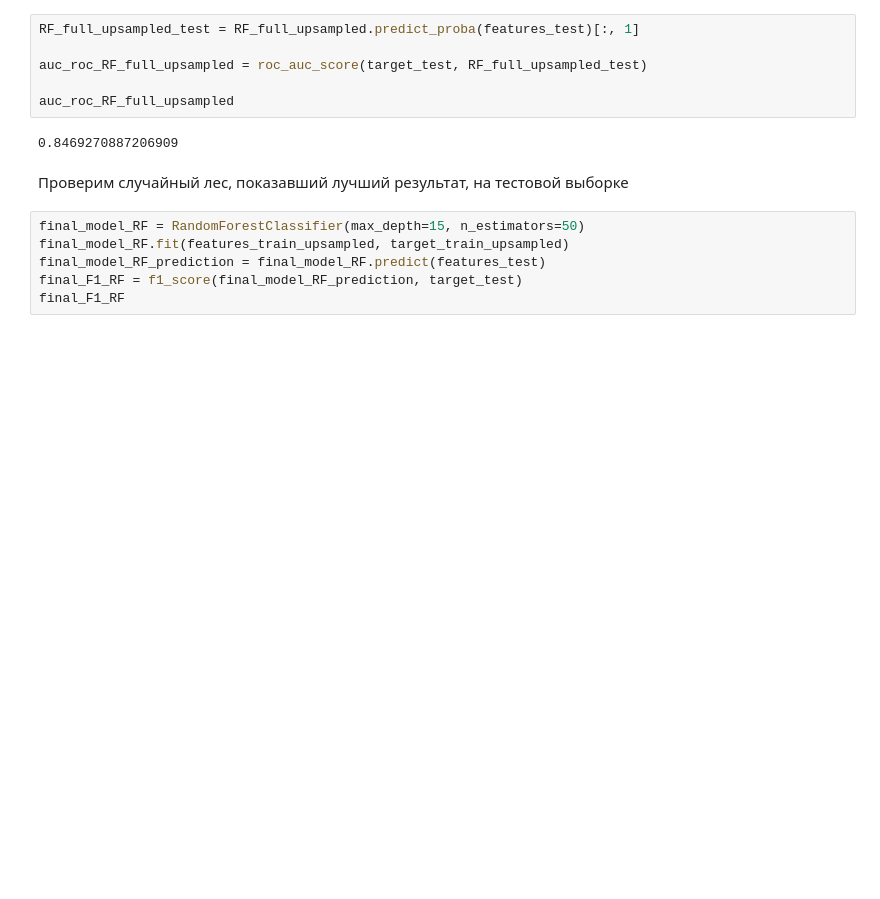
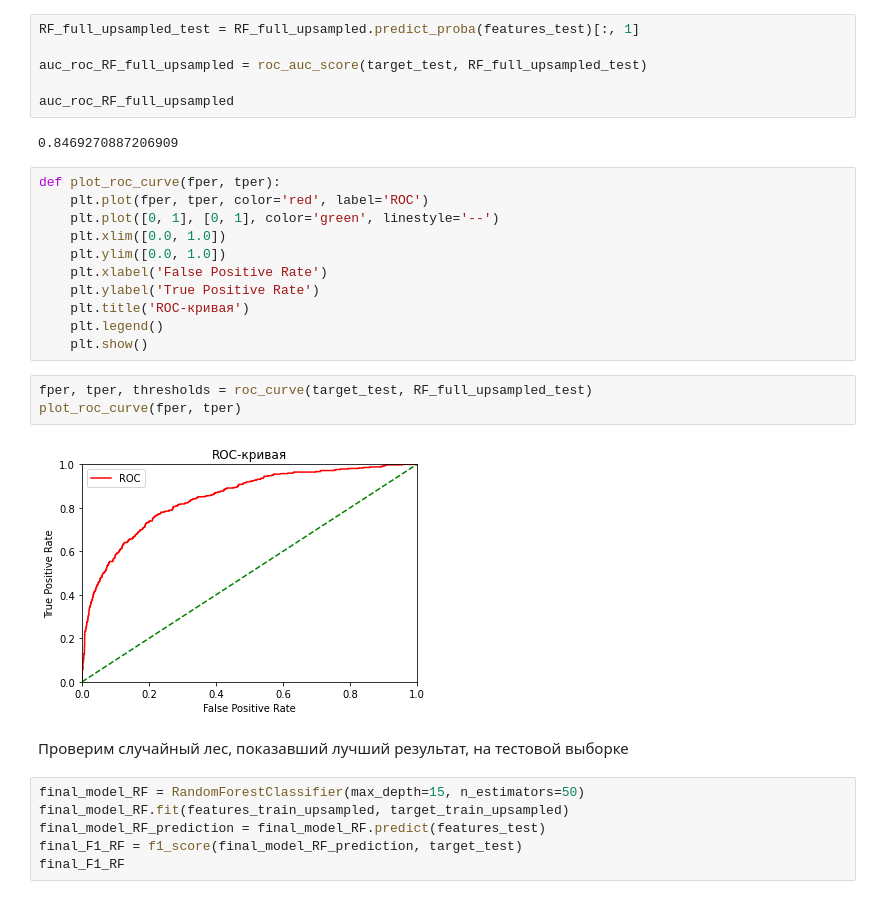
Before and after one commit to jamdebricassart/Project, a Jupyter notebook: Обучение с учителем.ipynb, the cells around one changed output. Saved outputs shown, nothing was run; the diff lists cells and outputs as text; blank space fills up the shorter version.

```diff
--- a/Обучение с учителем.ipynb
+++ b/Обучение с учителем.ipynb
@@ -719,6 +719,22 @@ auc_roc_RF_full_upsampled = roc_auc_score(target_test, RF_full_upsampled_test)
 auc_roc_RF_full_upsampled
 # %% [output]
 0.8469270887206909
+# %%
+def plot_roc_curve(fper, tper):
+    plt.plot(fper, tper, color='red', label='ROC')
+    plt.plot([0, 1], [0, 1], color='green', linestyle='--')
+    plt.xlim([0.0, 1.0])
+    plt.ylim([0.0, 1.0])
+    plt.xlabel('False Positive Rate')
+    plt.ylabel('True Positive Rate')
+    plt.title('ROC-кривая')
+    plt.legend()
+    plt.show()
+# %%
+fper, tper, thresholds = roc_curve(target_test, RF_full_upsampled_test)
+plot_roc_curve(fper, tper)
+# %% [output]
+[figure, added]
 # %% [markdown]
  Проверим случайный лес, показавший лучший результат, на тестовой выборке
 # %%
```
Also changed, not shown: parts of 2 cells of this notebook.
